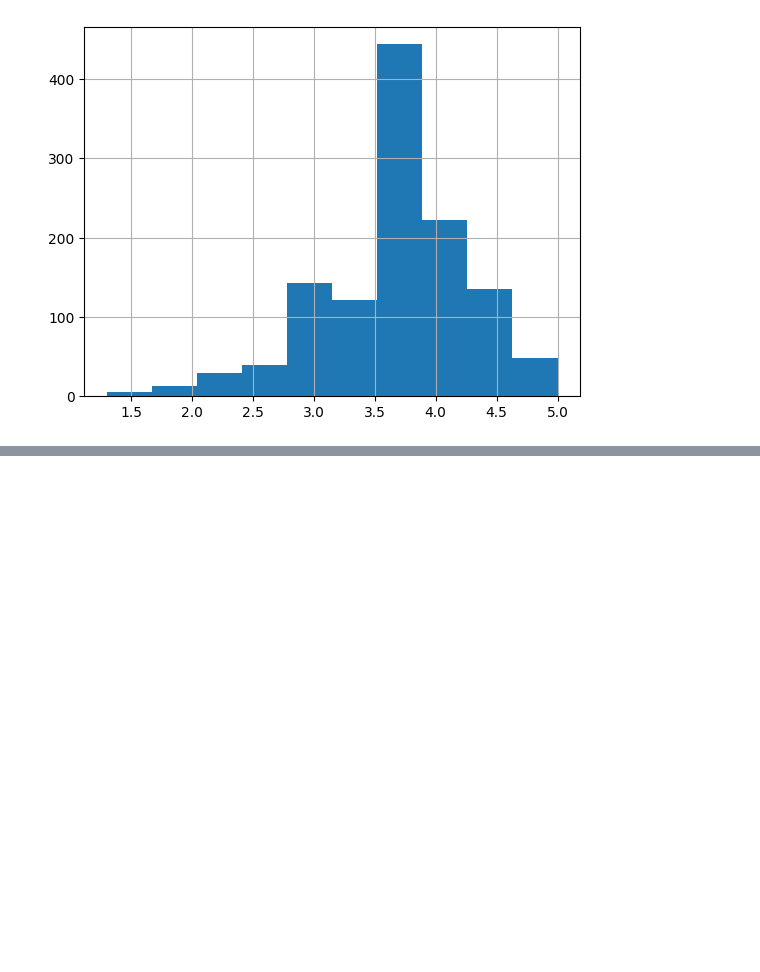
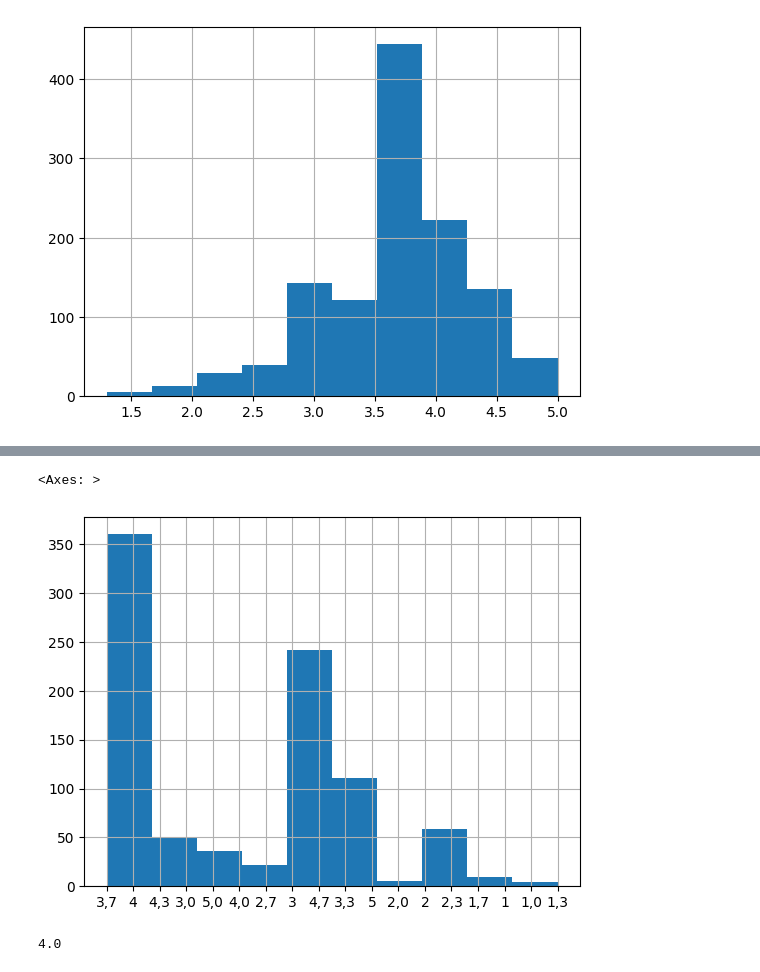
Before and after one commit to alessitomas/streamlit-deploy, a Jupyter notebook: src/notebooks/02_preprocessing.ipynb, the cells around one changed output, grey strips where cells are left out. Saved outputs shown, nothing was run; the diff lists cells and outputs as text; code cells hidden in the pictures; blank space fills up the shorter version.

```diff
--- a/src/notebooks/02_preprocessing.ipynb
+++ b/src/notebooks/02_preprocessing.ipynb
@@ -406,0 +506,7 @@ data["WHOQOL_Físico_New"].hist()
+# %%
+data["WHOQOL_Social_New"] = data["WHOQOL_Social"].str.split(';').str[-1].str.strip()
+# %%
+data["WHOQOL_Social_New"].hist()
+# %% [output]
+<Axes: >
+[figure, added]
@@ -406,0 +517,5 @@ data["WHOQOL_Físico_New"].hist()
+# %%
+mediana = data["WHOQOL_Social_New"].median()
+mediana
+# %% [output]
+4.0
```
Also changed, not shown: parts of 52 cells of this notebook.
